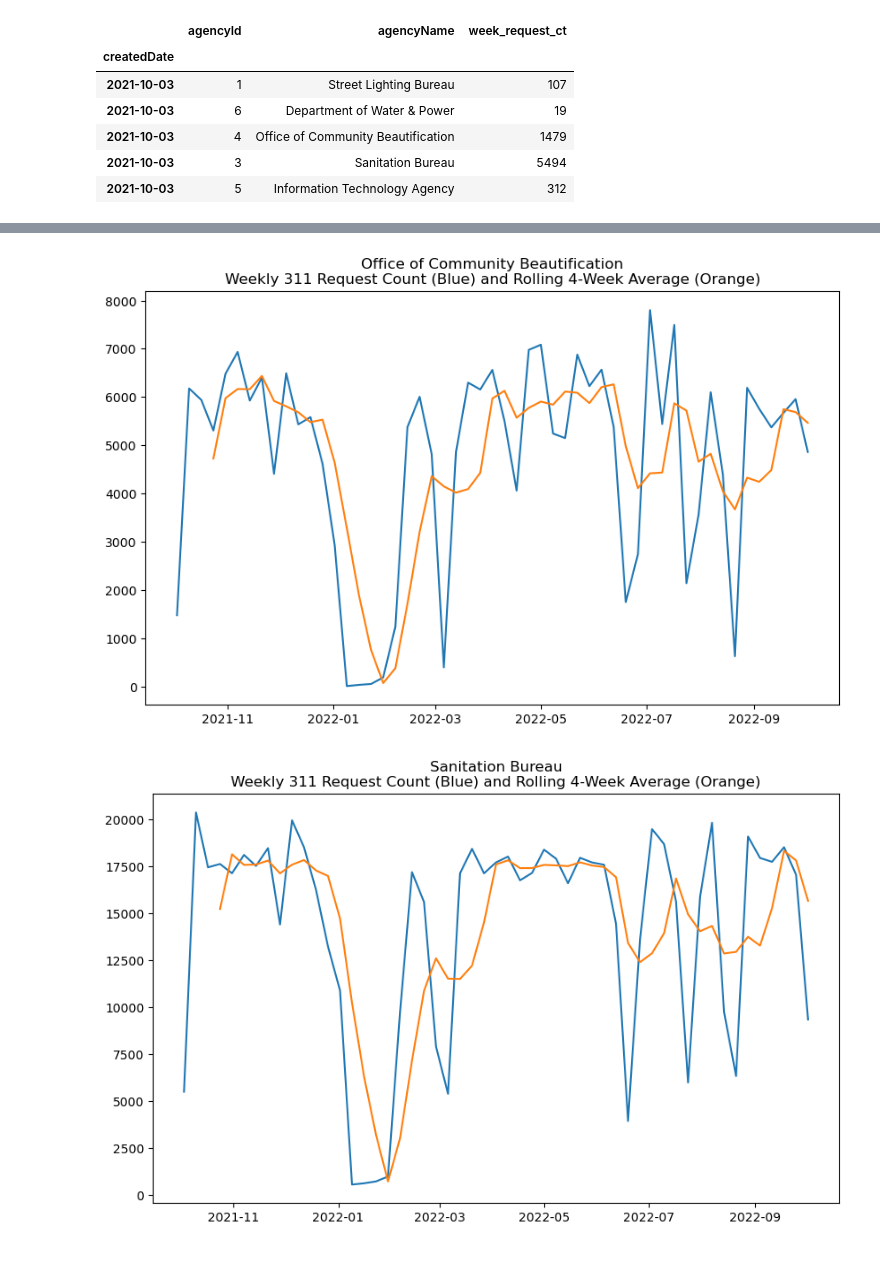
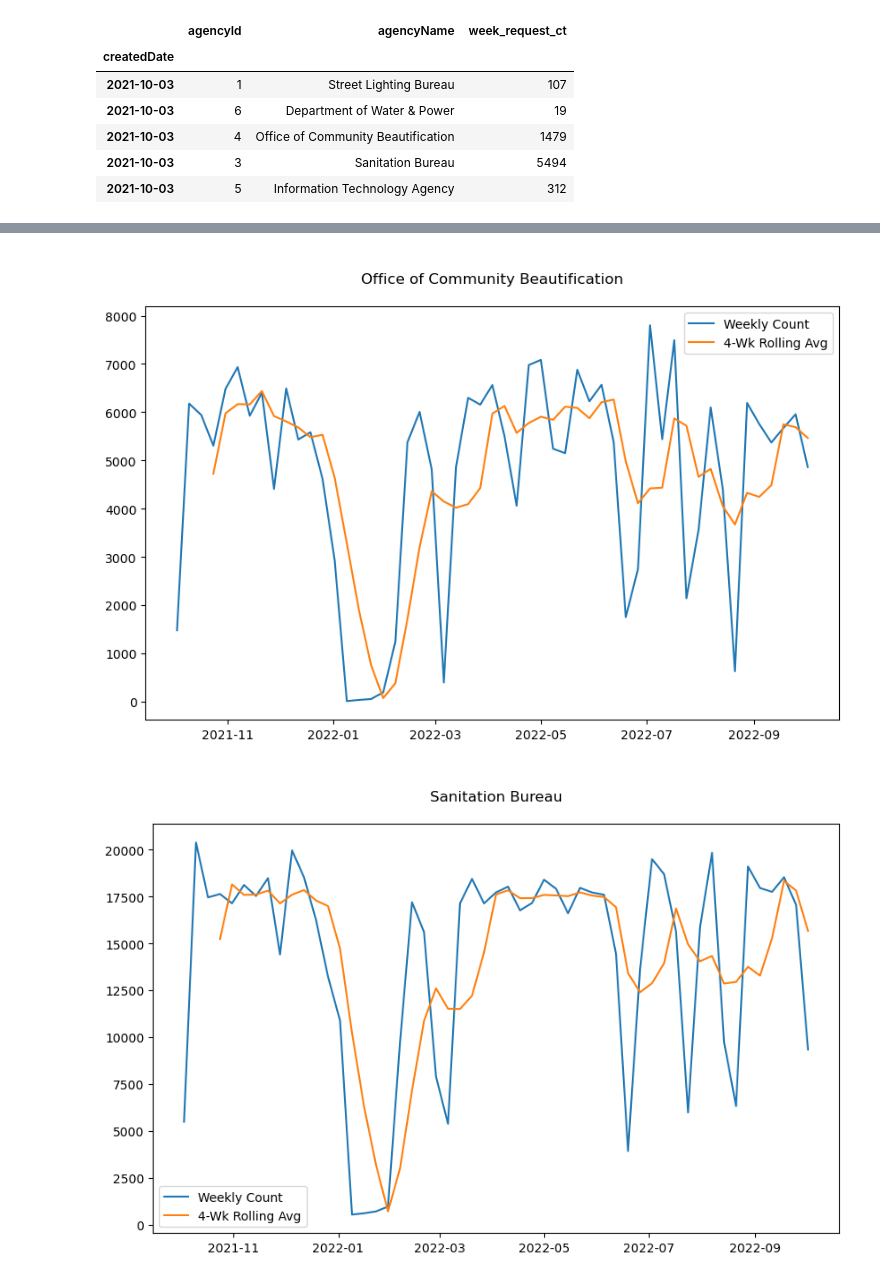
Before and after one commit to ajmachado42/Hack-for-LA-311-Data, a Jupyter notebook: I-1432/code/clean_eda.ipynb, the cells around one changed output, grey strips where cells are left out. Drawn from its saved outputs; the diff is of its cells as text; code cells hidden in the pictures.

```diff
--- a/I-1432/code/clean_eda.ipynb
+++ b/I-1432/code/clean_eda.ipynb
@@ -33,7 +33,7 @@ Index(['requestId', 'createdDate', 'closedDate', 'typeId', 'typeName',
 # %%
 # extract necessary columns
 df = df[['requestId', 'createdDate', 'closedDate', 'agencyId', 'agencyName', 'latitude', 'longitude', 'councilId', 'councilName',
-       'councilID']]
+       'councilID', 'typeId', 'typeName']]
 
 # check nulls
 print(df.isnull().sum())
@@ -169,11 +210,16 @@ df_agency_ts.head()
 | 2021-10-03 | 5 | Information Technology Agency | 312 |
 # %%
 # loop through and plot request count and rolling 4 week average for each agency
+# dips in January for all, street lighting goes down, water & power goes up
+# beautification and sanitation has dips, IT falls off and then has dips
+# street services might have some seasonality
 
 for agency in df_agency_ts['agencyName'].unique():
     temp_df = df_agency_ts[df_agency_ts['agencyName'] == agency]
     plt.figure(figsize = (10, 6))
-    plt.title(agency + '\nWeekly 311 Request Count (Blue) and Rolling 4-Week Average (Orange)')
+    plt.title('\n' + agency + '\n')
     plt.plot(temp_df['week_request_ct'])
-    plt.plot(temp_df['week_request_ct'].rolling(4).mean());
+    plt.plot(temp_df['week_request_ct'].rolling(4).mean())
+    plt.legend(['Weekly Count', '4-Wk Rolling Avg'])
+    plt.savefig('../images/' + agency + '_roll4.jpg');
 # %% [output]
@@ -182,2 +228,2 @@ for agency in df_agency_ts['agencyName'].unique():
-[figure, old version]
+[figure, new version]
-[figure, old version]
+[figure, new version]
```
Also changed, not shown: parts of 6 cells of this notebook, 10 other files.
